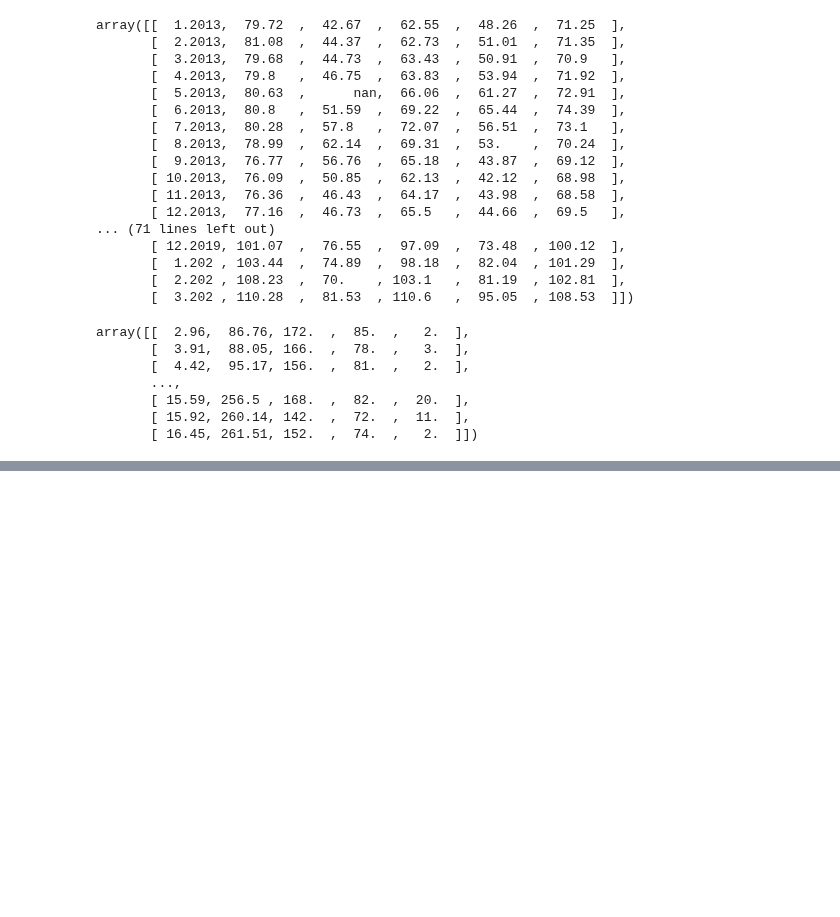
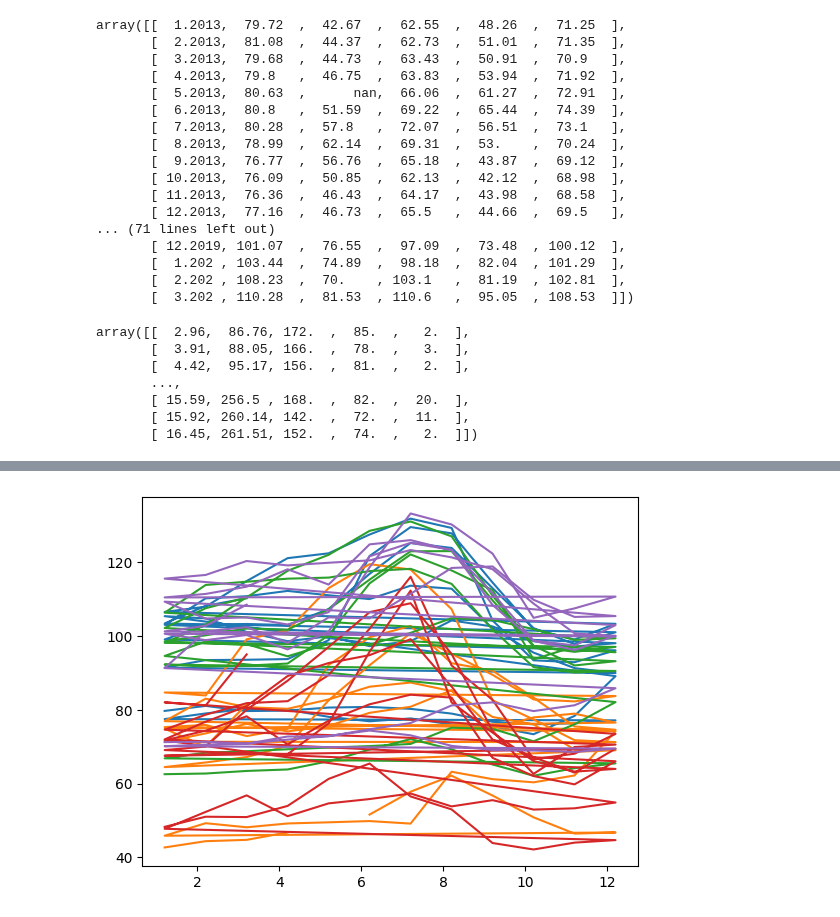
Before and after one commit to Nataliahfk/Python_Data_Science, a Jupyter notebook: Numpy.ipynb, the cells around one changed output, grey strips where cells are left out. Drawn from its saved outputs; the diff is of its cells as text; code cells hidden in the pictures; blank space fills up the shorter version.

```diff
--- a/Numpy.ipynb
+++ b/Numpy.ipynb
@@ -169,0 +193,3 @@ array([[  2.96,  86.76, 172.  ,  85.  ,   2.  ],
+# %%
+fechas = datos_transpuestos[:,0] # me va a mostrar la columna 0 que corresponde a los años y meses
+fechas
@@ -169,0 +210,3 @@ array([[  2.96,  86.76, 172.  ,  85.  ,   2.  ],
+# %%
+precios = datos_transpuestos[:,1:6]  # o tbn [:,1:] ambas toman desde la col 1 hasta el 5 en el caso del 6 y sino : muestra todo después de la col 1
+precios
@@ -169,0 +231,7 @@ array([[  2.96,  86.76, 172.  ,  85.  ,   2.  ],
+# %%
+import matplotlib.pyplot as plt # matplotlib es la biblioteca para los gráficos / pyplot es el paquete de gráfica de matplotlib
+
+plt.plot(fechas,precios)
+plt.show()
+# %% [output]
+[figure, added]
```
Also changed, not shown: parts of 11 cells of this notebook.
